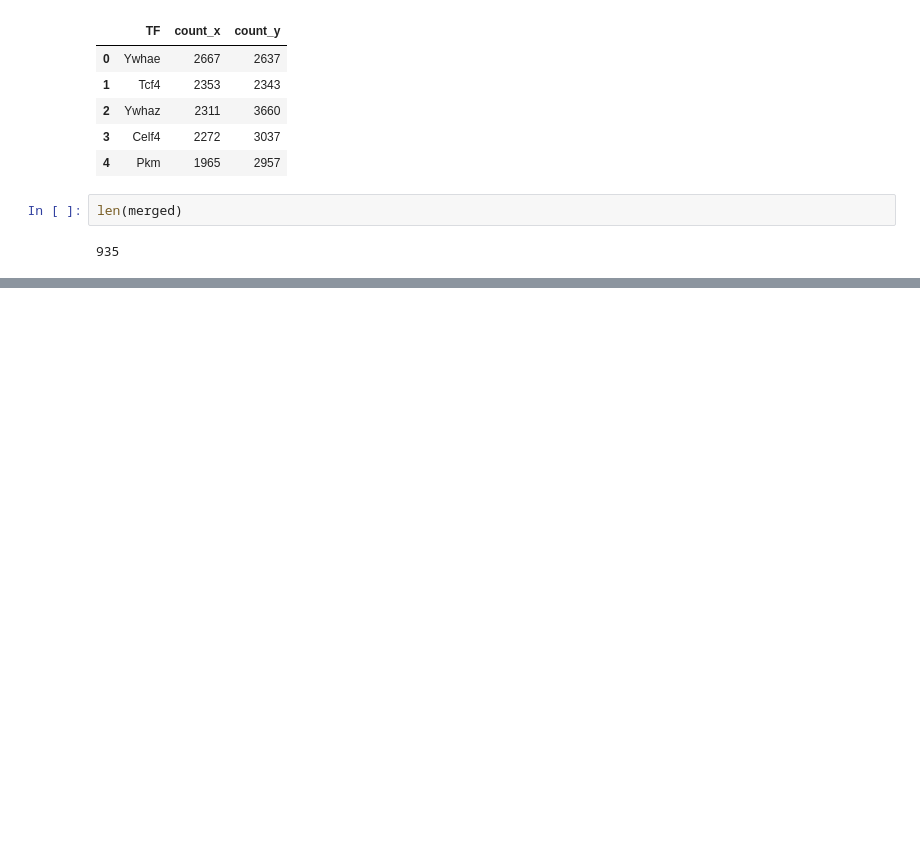
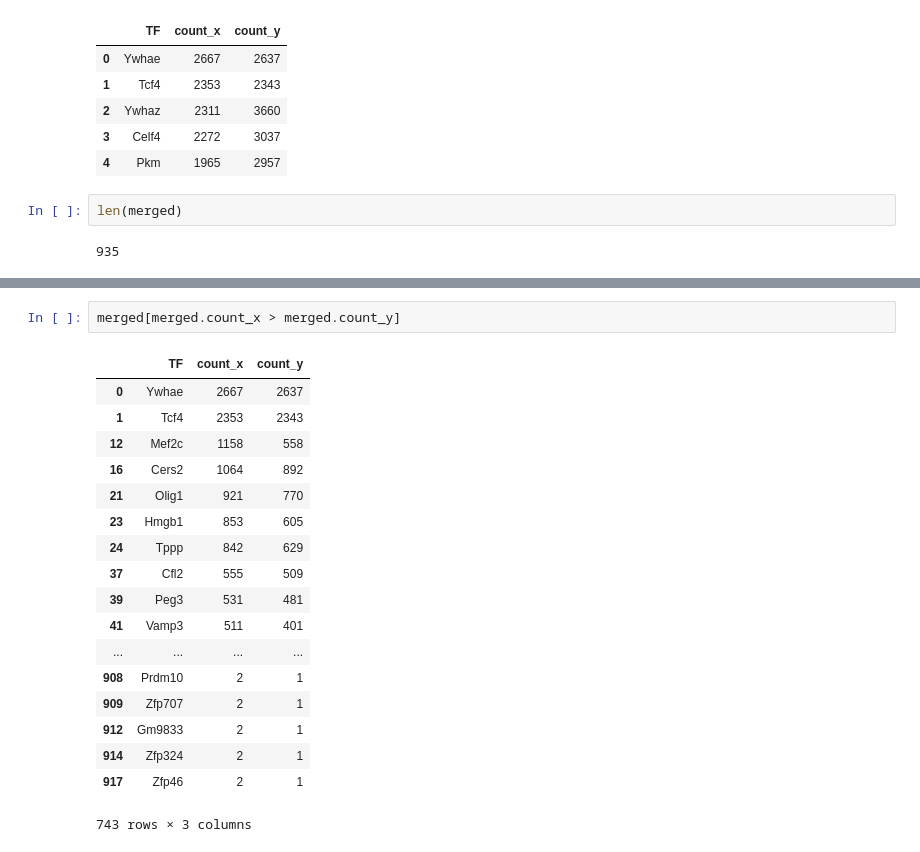
Before and after one commit to aertslab/arboreto, a Jupyter notebook: notebooks/zeisel/Zeisel_GOrilla_Analysis.ipynb, the cells around one changed output, grey strips where cells are left out. Drawn from its saved outputs; the diff is of its cells as text; blank space fills up the shorter version.

```diff
--- a/notebooks/zeisel/Zeisel_GOrilla_Analysis.ipynb
+++ b/notebooks/zeisel/Zeisel_GOrilla_Analysis.ipynb
@@ -286,0 +375,21 @@ plt.show()
+# %%
+merged[merged.count_x > merged.count_y]
+# %% [output]
+|  | TF | count_x | count_y |
+| 0 | Ywhae | 2667 | 2637 |
+| 1 | Tcf4 | 2353 | 2343 |
+| 12 | Mef2c | 1158 | 558 |
+| 16 | Cers2 | 1064 | 892 |
+| 21 | Olig1 | 921 | 770 |
+| 23 | Hmgb1 | 853 | 605 |
+| 24 | Tppp | 842 | 629 |
+| 37 | Cfl2 | 555 | 509 |
+| 39 | Peg3 | 531 | 481 |
+| 41 | Vamp3 | 511 | 401 |
+| ... | ... | ... | ... |
+| 908 | Prdm10 | 2 | 1 |
+| 909 | Zfp707 | 2 | 1 |
+| 912 | Gm9833 | 2 | 1 |
+| 914 | Zfp324 | 2 | 1 |
+| 917 | Zfp46 | 2 | 1 |
+743 rows × 3 columns
```
Also changed, not shown: parts of 21 cells of this notebook, 8 other files.
